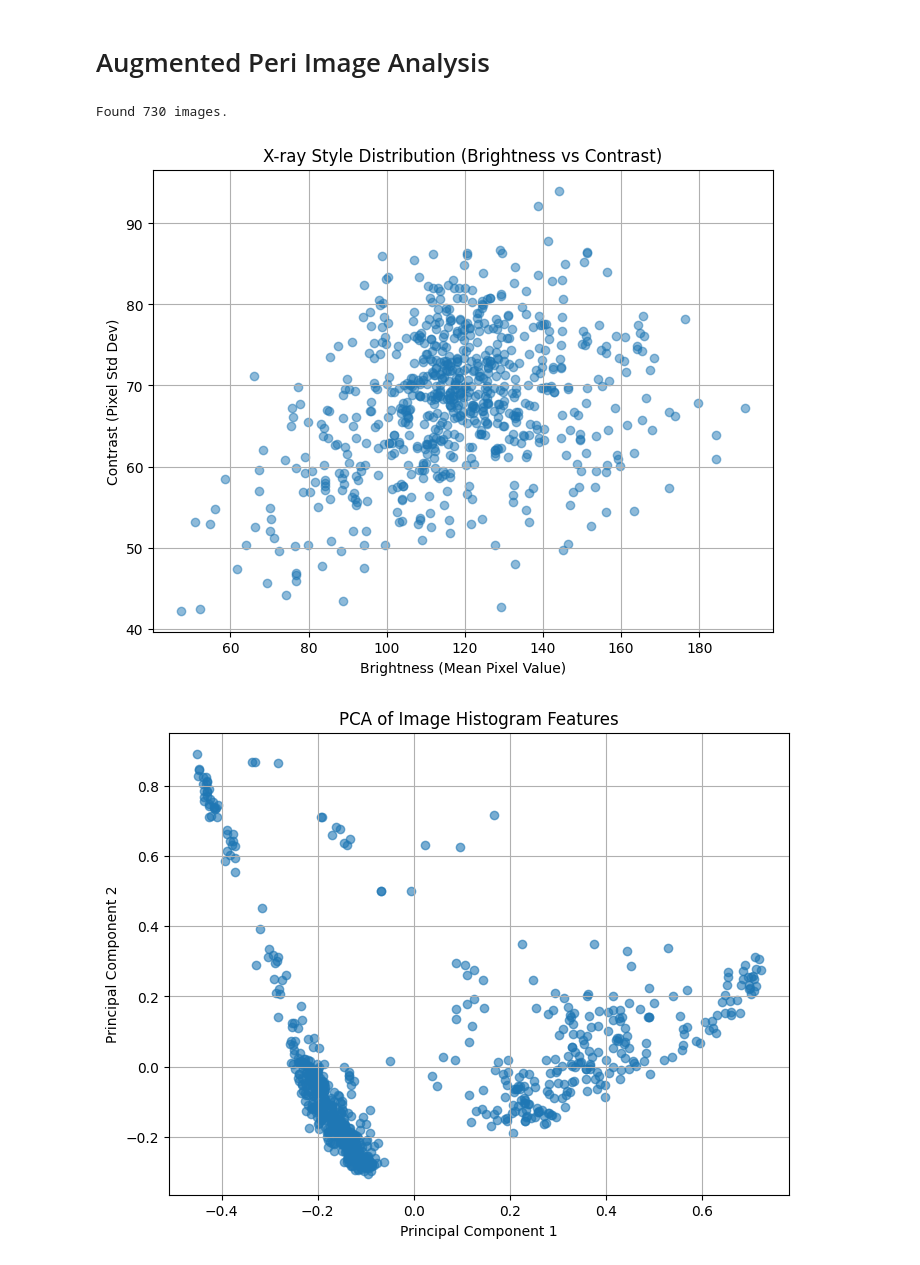
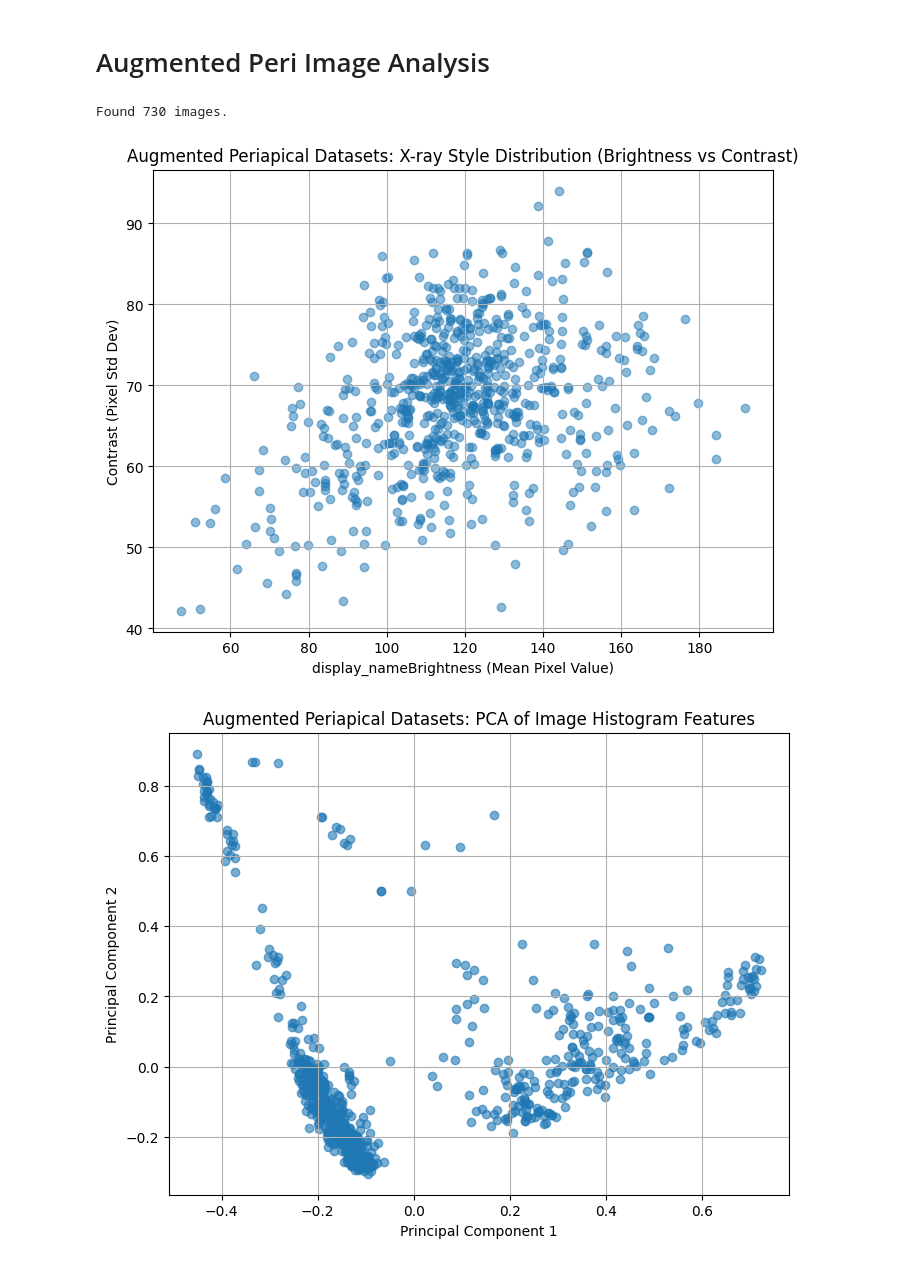
Before and after one commit to aimplant-capstone2025/Process-Datasets, a Jupyter notebook: images_style_analysis.ipynb, the cells around one changed output. Cells and saved outputs as stored; diff of their text form; code cells hidden in the pictures.

Commit message:
add datasets name in the analysis image

```diff
--- a/images_style_analysis.ipynb
+++ b/images_style_analysis.ipynb
@@ -31,7 +31,7 @@ augmented_peri_path = '/content/drive/MyDrive/capstone_periodontal/augmented_dat
     - High SNR = Clean, uniform images.
     - Low SNR = Noisy or inconsistent (due to poor lighting, artifacts, etc.).
 # %%
-def analyze_image_folder(folder_path, file_extension="jpg"):
+def analyze_image_folder(folder_path, display_name, file_extension="jpg"):
     def compute_snr(image):
         mean = np.mean(image)
         std = np.std(image)
@@ -75,9 +75,9 @@ def analyze_image_folder(folder_path, file_extension="jpg"):
     # Step 3: Plot Brightness vs Contrast
     plt.figure(figsize=(8,6))
     plt.scatter(brightnesses, contrasts, alpha=0.5)
-    plt.xlabel("Brightness (Mean Pixel Value)")
+    plt.xlabel("display_nameBrightness (Mean Pixel Value)")
     plt.ylabel("Contrast (Pixel Std Dev)")
-    plt.title("X-ray Style Distribution (Brightness vs Contrast)")
+    plt.title(f"{display_name}: X-ray Style Distribution (Brightness vs Contrast)")
     plt.grid(True)
     plt.show()
 
@@ -89,7 +89,7 @@ def analyze_image_folder(folder_path, file_extension="jpg"):
     X_pca = pca.fit_transform(X)
     plt.figure(figsize=(8,6))
     plt.scatter(X_pca[:,0], X_pca[:,1], alpha=0.6)
-    plt.title("PCA of Image Histogram Features")
+    plt.title(f"{display_name}: PCA of Image Histogram Features")
     plt.xlabel("Principal Component 1")
     plt.ylabel("Principal Component 2")
     plt.grid(True)
@@ -100,7 +100,7 @@ def analyze_image_folder(folder_path, file_extension="jpg"):
     X_tsne = tsne.fit_transform(X)
     plt.figure(figsize=(8,6))
     plt.scatter(X_tsne[:,0], X_tsne[:,1], alpha=0.6)
-    plt.title("t-SNE of Image Histogram Features")
+    plt.title(f"{display_name}: t-SNE of Image Histogram Features")
     plt.xlabel("Component 1")
     plt.ylabel("Component 2")
     plt.grid(True)
@@ -116,7 +116,7 @@ def analyze_image_folder(folder_path, file_extension="jpg"):
     })
 
     sns.pairplot(df_metrics[["brightness", "contrast", "entropy", "snr"]])
-    plt.suptitle("Image Quality Metric Relationships", y=1.02)
+    plt.suptitle(f"{display_name}: Image Quality Metric Relationships", y=1.02)
     plt.show()
 
     return df_metrics
@@ -153,8 +153,8 @@ Found 929 images.
 # %% [markdown]
 # Augmented Peri Image Analysis
 # %%
-augmented_peri_analyze_df = analyze_image_folder(augmented_peri_path, 'png')
+augmented_peri_analyze_df = analyze_image_folder(augmented_peri_path,'Augmented Periapical Datasets', 'png')
 # %% [output]
 Found 730 images.
-[figure, old version]
+[figure, new version]
-[figure, old version]
+[figure, new version]
```
Also changed, not shown: parts of 4 cells of this notebook.
